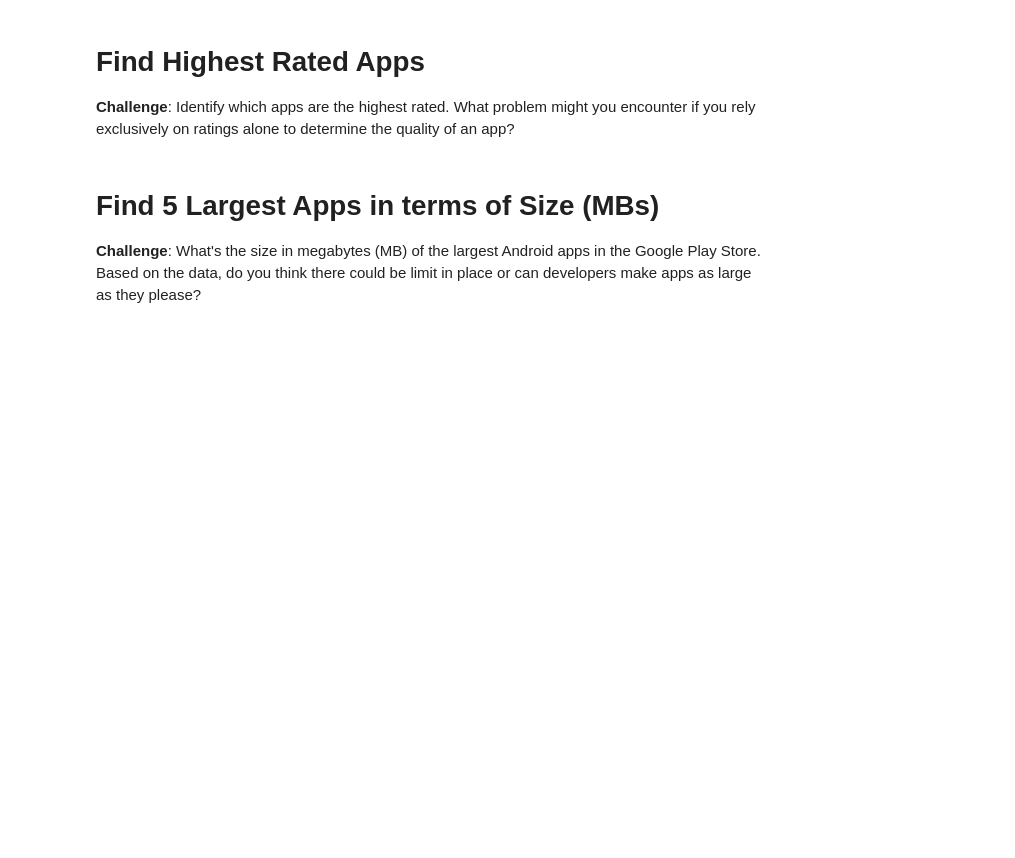
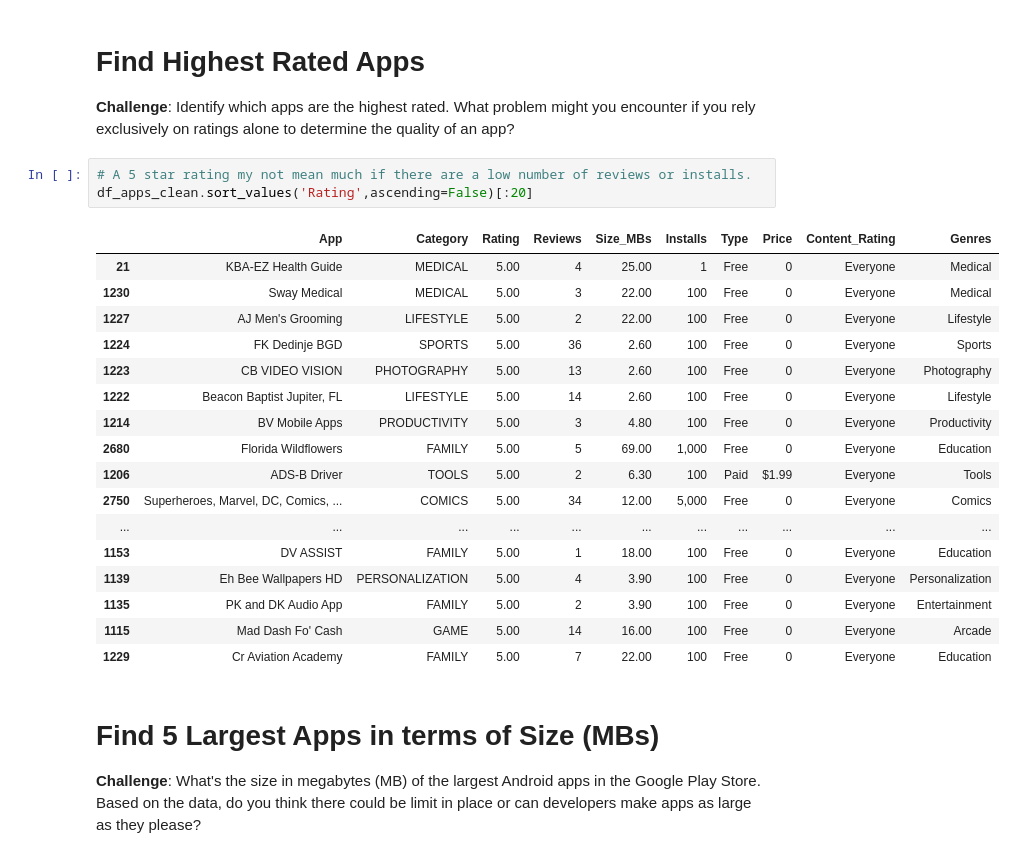
Before and after one commit to ArieKnoester/google-play-store-jupyter-notebook, a Jupyter notebook: Google_Play_Store_App_Analytics.ipynb, the cells around one changed output. Saved outputs shown, nothing was run; the diff lists cells and outputs as text; blank space fills up the shorter version.

```diff
--- a/Google_Play_Store_App_Analytics.ipynb
+++ b/Google_Play_Store_App_Analytics.ipynb
@@ -133,6 +133,27 @@ df_apps_clean.shape
 # Find Highest Rated Apps
 
 **Challenge**: Identify which apps are the highest rated. What problem might you encounter if you rely exclusively on ratings alone to determine the quality of an app?
+# %%
+# A 5 star rating my not mean much if there are a low number of reviews or installs.
+df_apps_clean.sort_values('Rating',ascending=False)[:20]
+# %% [output]
+|  | App | Category | Rating | Reviews | Size_MBs | Installs | Type | Price | Content_Rating | Genres |
+| 21 | KBA-EZ Health Guide | MEDICAL | 5.00 | 4 | 25.00 | 1 | Free | 0 | Everyone | Medical |
+| 1230 | Sway Medical | MEDICAL | 5.00 | 3 | 22.00 | 100 | Free | 0 | Everyone | Medical |
+| 1227 | AJ Men's Grooming | LIFESTYLE | 5.00 | 2 | 22.00 | 100 | Free | 0 | Everyone | Lifestyle |
+| 1224 | FK Dedinje BGD | SPORTS | 5.00 | 36 | 2.60 | 100 | Free | 0 | Everyone | Sports |
+| 1223 | CB VIDEO VISION | PHOTOGRAPHY | 5.00 | 13 | 2.60 | 100 | Free | 0 | Everyone | Photography |
+| 1222 | Beacon Baptist Jupiter, FL | LIFESTYLE | 5.00 | 14 | 2.60 | 100 | Free | 0 | Everyone | Lifestyle |
+| 1214 | BV Mobile Apps | PRODUCTIVITY | 5.00 | 3 | 4.80 | 100 | Free | 0 | Everyone | Productivity |
+| 2680 | Florida Wildflowers | FAMILY | 5.00 | 5 | 69.00 | 1,000 | Free | 0 | Everyone | Education |
+| 1206 | ADS-B Driver | TOOLS | 5.00 | 2 | 6.30 | 100 | Paid | $1.99 | Everyone | Tools |
+| 2750 | Superheroes, Marvel, DC, Comics, ... | COMICS | 5.00 | 34 | 12.00 | 5,000 | Free | 0 | Everyone | Comics |
+| ... | ... | ... | ... | ... | ... | ... | ... | ... | ... | ... |
+| 1153 | DV ASSIST | FAMILY | 5.00 | 1 | 18.00 | 100 | Free | 0 | Everyone | Education |
+| 1139 | Eh Bee Wallpapers HD | PERSONALIZATION | 5.00 | 4 | 3.90 | 100 | Free | 0 | Everyone | Personalization |
+| 1135 | PK and DK Audio App | FAMILY | 5.00 | 2 | 3.90 | 100 | Free | 0 | Everyone | Entertainment |
+| 1115 | Mad Dash Fo' Cash | GAME | 5.00 | 14 | 16.00 | 100 | Free | 0 | Everyone | Arcade |
+| 1229 | Cr Aviation Academy | FAMILY | 5.00 | 7 | 22.00 | 100 | Free | 0 | Everyone | Education |
 # %% [markdown]
 # Find 5 Largest Apps in terms of Size (MBs)
 
```
Also changed, not shown: parts of 2 cells of this notebook.
